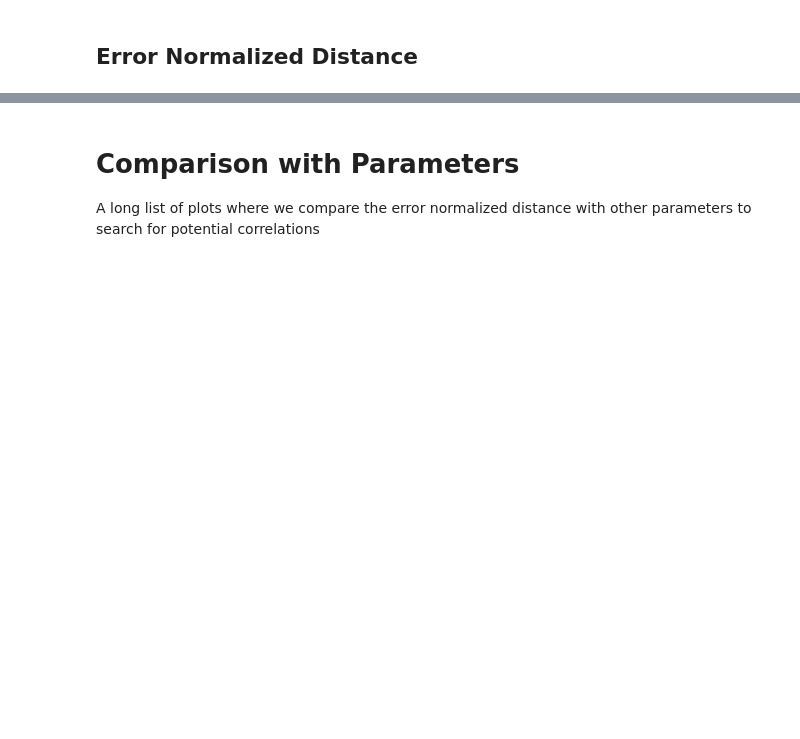
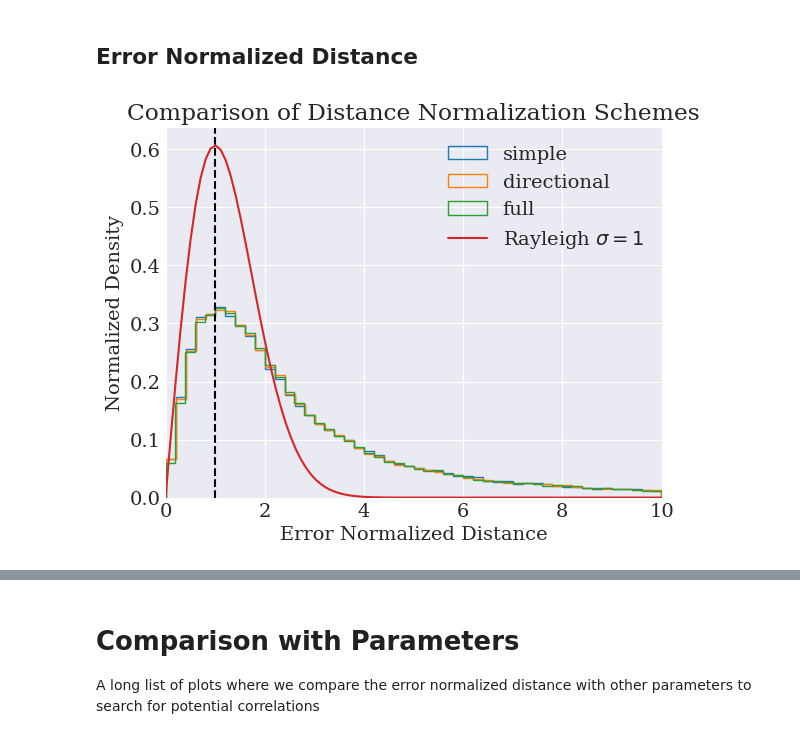
Before and after one commit to RenVit318/masterproject, a Jupyter notebook: src/notebooks/error_normalized_distance_study_marrese.ipynb, the cells around one changed output, grey strips where cells are left out. Drawn from its saved outputs; the diff is of its cells as text; code cells hidden in the pictures; blank space fills up the shorter version.

```diff
--- a/src/notebooks/error_normalized_distance_study_marrese.ipynb
+++ b/src/notebooks/error_normalized_distance_study_marrese.ipynb
@@ -209,18 +191,20 @@ error_norm_distances = compute_error_normalized_distance(pos_hipp, pos_gaia, unc
 # %%
 set_styles()
 # Investigate the effect of different normalization methods
+for method in ['simple', 'directional', 'full']:#, 'none']:
+    error_norm_distances = compute_error_normalized_distance(pos_hipp, pos_gaia, unc_hipp, unc_gaia, method=method)
+    plt.hist(error_norm_distances[error_norm_distances < 10], bins=50, density=True, label=method, histtype='step')
 
-error_norm_distances = compute_error_normalized_distance(pos_hipp, pos_gaia, unc_hipp, unc_gaia, method='full')
-#plt.hist(error_norm_distances[error_norm_distances < 10], bins=50, density=True, label=method, histtype='step')
-plt.hist(error_norm_distances, bins=50, density=True, label=method, histtype='step')
 x = np.linspace(0, 10, 100)
 plt.plot(x, rayleigh(x, 1), label=r'Rayleigh $\sigma = 1$')
 plt.axvline(x=1, c='black', ls='--')
 plt.legend()
-#plt.xlim(0, 10)
+plt.xlim(0, 10)
 plt.xlabel('Error Normalized Distance')
 plt.ylabel('Normalized Density')
 plt.title('Comparison of Distance Normalization Schemes')
 #plt.savefig(fpath+'D_distribution_Marrese.png', bbox_inches='tight')
 plt.show()
+# %% [output]
+[figure, added]
 # %%
```
Also changed, not shown: parts of 12 cells of this notebook.
